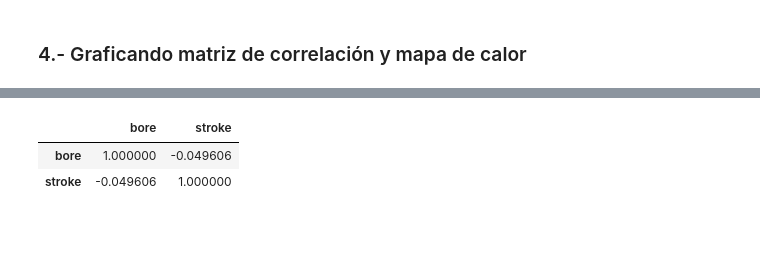
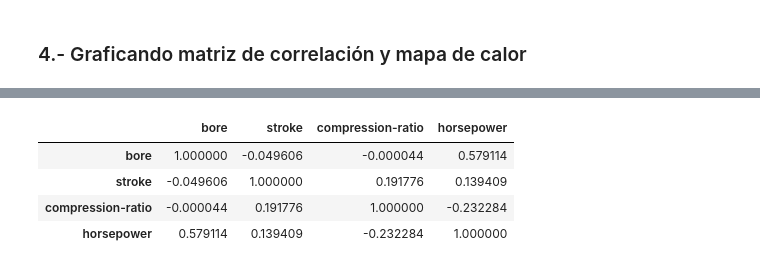
Before and after one commit to jgomezz/cpe_ciencia_datos_python, a Jupyter notebook: mod3_analitica_datos_python/semana_02_analisis_exploratorio_datos.ipynb, the cells around one changed output, grey strips where cells are left out. Saved outputs shown, nothing was run; the diff lists cells and outputs as text; code cells hidden in the pictures; blank space fills up the shorter version.

```diff
--- a/mod3_analitica_datos_python/semana_02_analisis_exploratorio_datos.ipynb
+++ b/mod3_analitica_datos_python/semana_02_analisis_exploratorio_datos.ipynb
@@ -144,8 +151,11 @@ df[var_numericas].corr()
 | diesel | -0.192544 | -0.096487 | 0.305889 | 0.212484 | 0.251112 | 0.279063 | 0.228445 | 0.076032 | ... |
 | gas | 0.192544 | 0.096487 | -0.305889 | -0.212484 | -0.251112 | -0.279063 | -0.228445 | -0.076032 | ... |
 # %%
-df[['bore','stroke']].corr()
+custom_var = ['bore','stroke','compression-ratio','horsepower']
+df[custom_var].corr()
 # %% [output]
-|  | bore | stroke |
-| bore | 1.000000 | -0.049606 |
-| stroke | -0.049606 | 1.000000 |
+|  | bore | stroke | compression-ratio | horsepower |
+| bore | 1.000000 | -0.049606 | -0.000044 | 0.579114 |
+| stroke | -0.049606 | 1.000000 | 0.191776 | 0.139409 |
+| compression-ratio | -0.000044 | 0.191776 | 1.000000 | -0.232284 |
+| horsepower | 0.579114 | 0.139409 | -0.232284 | 1.000000 |
```
Also changed, not shown: parts of 3 cells of this notebook.
